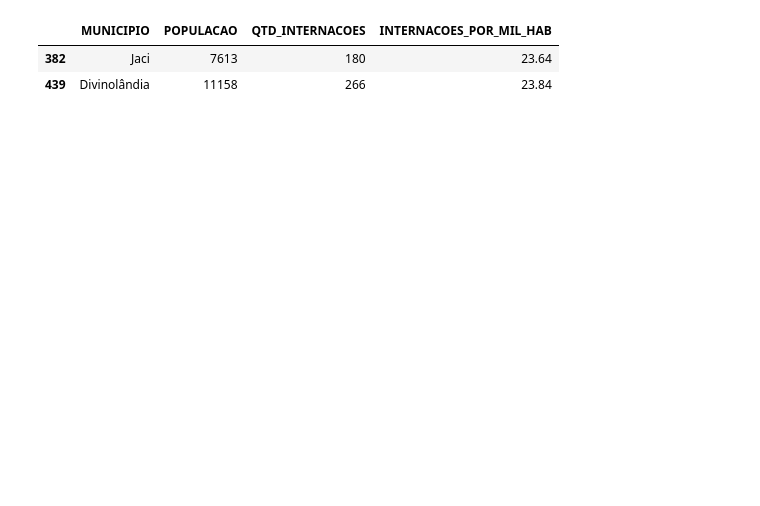
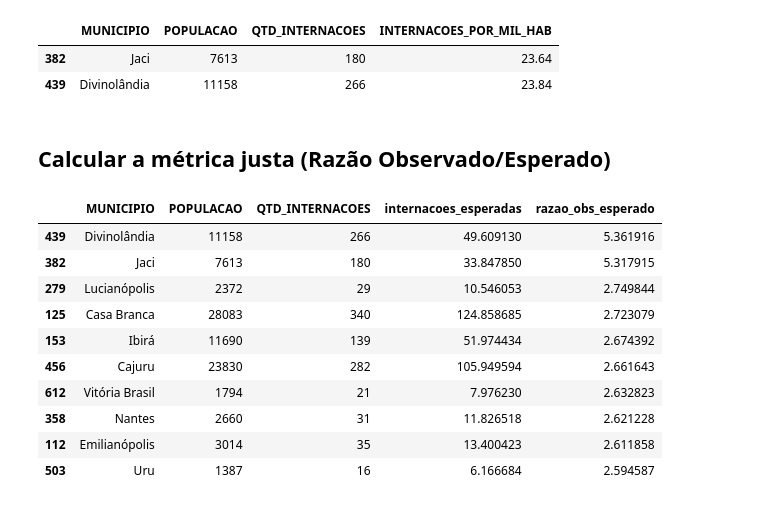
Before and after one commit to Melissa-Etes/Sprint2_grupo54, a Jupyter notebook: EC_Sprint2_HospiDataSUS_Clusterizacao_Grupo54.ipynb, the cells around one changed output. Cells and saved outputs as stored; diff of their text form; code cells hidden in the pictures; blank space fills up the shorter version.

```diff
--- a/EC_Sprint2_HospiDataSUS_Clusterizacao_Grupo54.ipynb
+++ b/EC_Sprint2_HospiDataSUS_Clusterizacao_Grupo54.ipynb
@@ -206,3 +206,29 @@ dados[dados['MUNICIPIO'].isin(['Jaci', 'Divinolândia'])][['MUNICIPIO', 'POPULAC
 |  | MUNICIPIO | POPULACAO | QTD_INTERNACOES | INTERNACOES_POR_MIL_HAB |
 | 382 | Jaci | 7613 | 180 | 23.64 |
 | 439 | Divinolândia | 11158 | 266 | 23.84 |
+# %% [markdown]
+## Calcular a métrica justa (Razão Observado/Esperado)
+# %%
+# Taxa média geral de internação (ponderada pela população total, não a média simples entre municípios)
+taxa_media_geral = dados['QTD_INTERNACOES'].sum() / dados['POPULACAO'].sum() * 1000
+
+# Número esperado de internações para cada município, com base na taxa média geral
+dados['internacoes_esperadas'] = taxa_media_geral * dados['POPULACAO'] / 1000
+
+# Razão Observado/Esperado: >1 significa acima da média (proporcional à população), <1 abaixo
+dados['razao_obs_esperado'] = dados['QTD_INTERNACOES'] / dados['internacoes_esperadas']
+
+dados[['MUNICIPIO', 'POPULACAO', 'QTD_INTERNACOES', 'internacoes_esperadas', 'razao_obs_esperado']] \
+    .sort_values('razao_obs_esperado', ascending=False).head(10)
+# %% [output]
+|  | MUNICIPIO | POPULACAO | QTD_INTERNACOES | internacoes_esperadas | razao_obs_esperado |
+| 439 | Divinolândia | 11158 | 266 | 49.609130 | 5.361916 |
+| 382 | Jaci | 7613 | 180 | 33.847850 | 5.317915 |
+| 279 | Lucianópolis | 2372 | 29 | 10.546053 | 2.749844 |
+| 125 | Casa Branca | 28083 | 340 | 124.858685 | 2.723079 |
+| 153 | Ibirá | 11690 | 139 | 51.974434 | 2.674392 |
+| 456 | Cajuru | 23830 | 282 | 105.949594 | 2.661643 |
+| 612 | Vitória Brasil | 1794 | 21 | 7.976230 | 2.632823 |
+| 358 | Nantes | 2660 | 31 | 11.826518 | 2.621228 |
+| 112 | Emilianópolis | 3014 | 35 | 13.400423 | 2.611858 |
+| 503 | Uru | 1387 | 16 | 6.166684 | 2.594587 |
```
Also changed, not shown: parts of 4 cells of this notebook.
